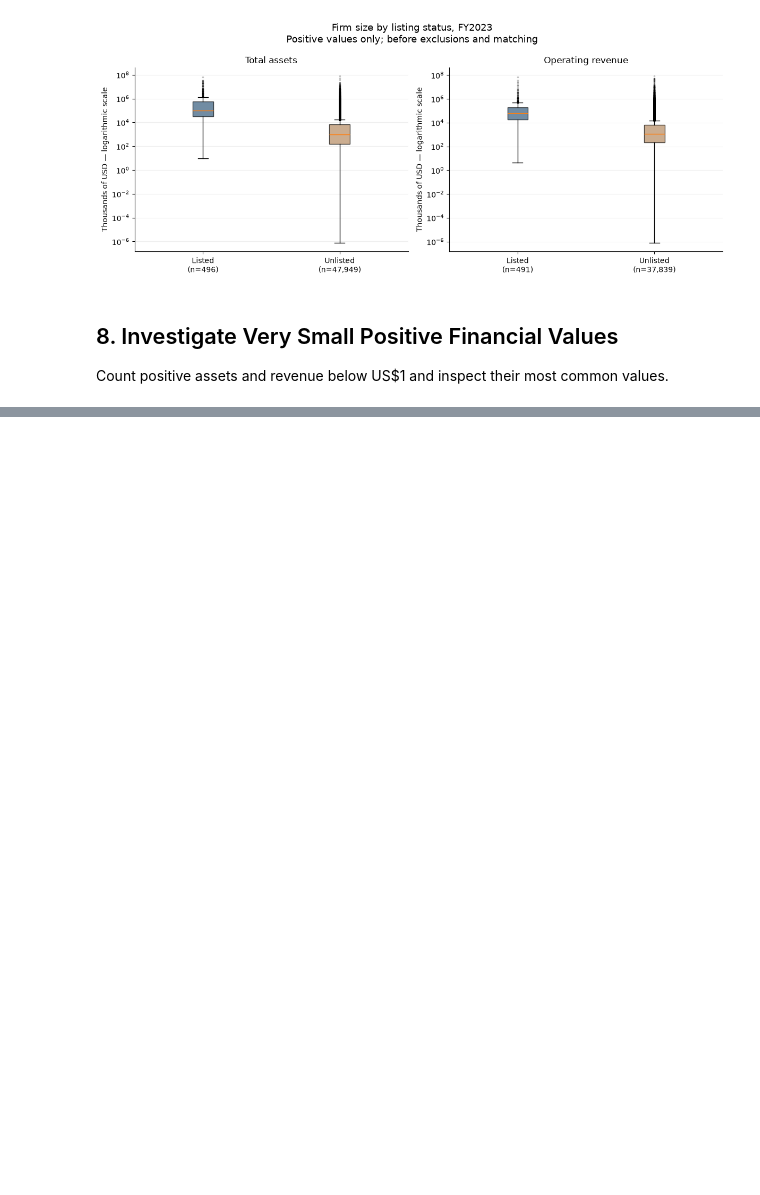
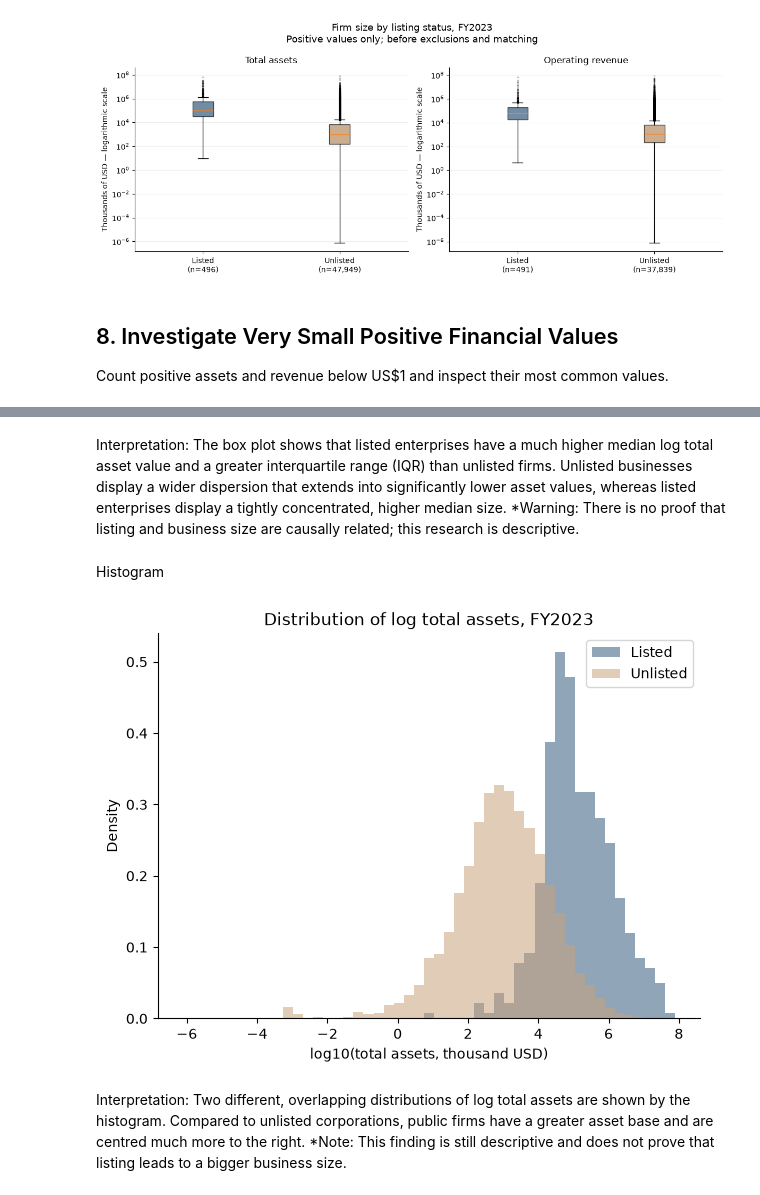
Before and after one commit to mljiang2026-oss/ds607-singapore-firm-size, a Jupyter notebook: notebooks/01_eda.ipynb, the cells around one changed output, grey strips where cells are left out. Saved outputs shown, nothing was run; the diff lists cells and outputs as text; code cells hidden in the pictures; blank space fills up the shorter version.

```diff
--- a/notebooks/01_eda.ipynb
+++ b/notebooks/01_eda.ipynb
@@ -366,0 +440,23 @@ Name: count, dtype: int64
+# %% [markdown]
+Interpretation:
+The box plot shows that listed enterprises have a much higher median log total asset value and a greater interquartile range (IQR) than unlisted firms. Unlisted businesses display a wider dispersion that extends into significantly lower asset values, whereas listed enterprises display a tightly concentrated, higher median size. *Warning: There is no proof that listing and business size are causally related; this research is descriptive.
+# %% [markdown]
+Histogram
+# %%
+fig, ax = plt.subplots(figsize=(7, 5))
+bins = np.linspace(eda["log_assets"].min(), eda["log_assets"].max(), 50)
+for g in GROUPS:
+    ax.hist(eda.loc[eda["listing_status"] == g, "log_assets"].dropna(),
+            bins=bins, density=True, alpha=0.55, color=COLORS[g], label=g)
+ax.set_xlabel("log10(total assets, thousand USD)")
+ax.set_ylabel("Density")
+ax.set_title("Distribution of log total assets, FY2023")
+ax.legend()
+ax.spines[["top", "right"]].set_visible(False)
+fig.savefig(FIG_DIR / "log_assets_distribution.png", dpi=300, bbox_inches="tight")
+plt.show()
+# %% [output]
+[figure, added]
+# %% [markdown]
+Interpretation:
+Two different, overlapping distributions of log total assets are shown by the histogram. Compared to unlisted corporations, public firms have a greater asset base and are centred much more to the right. *Note: This finding is still descriptive and does not prove that listing leads to a bigger business size.
```
Also changed, not shown: parts of 36 cells of this notebook, 8 other files.
